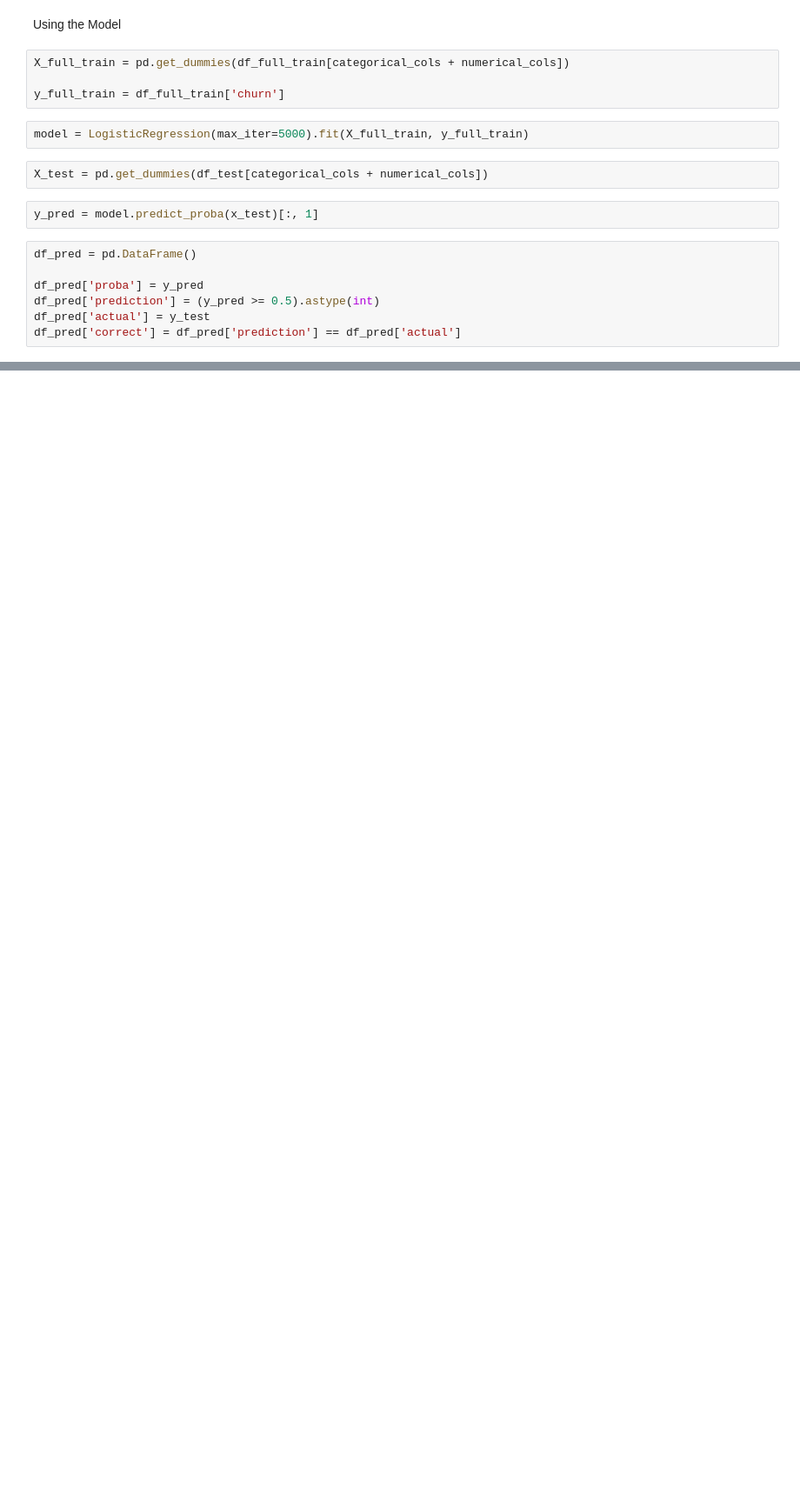
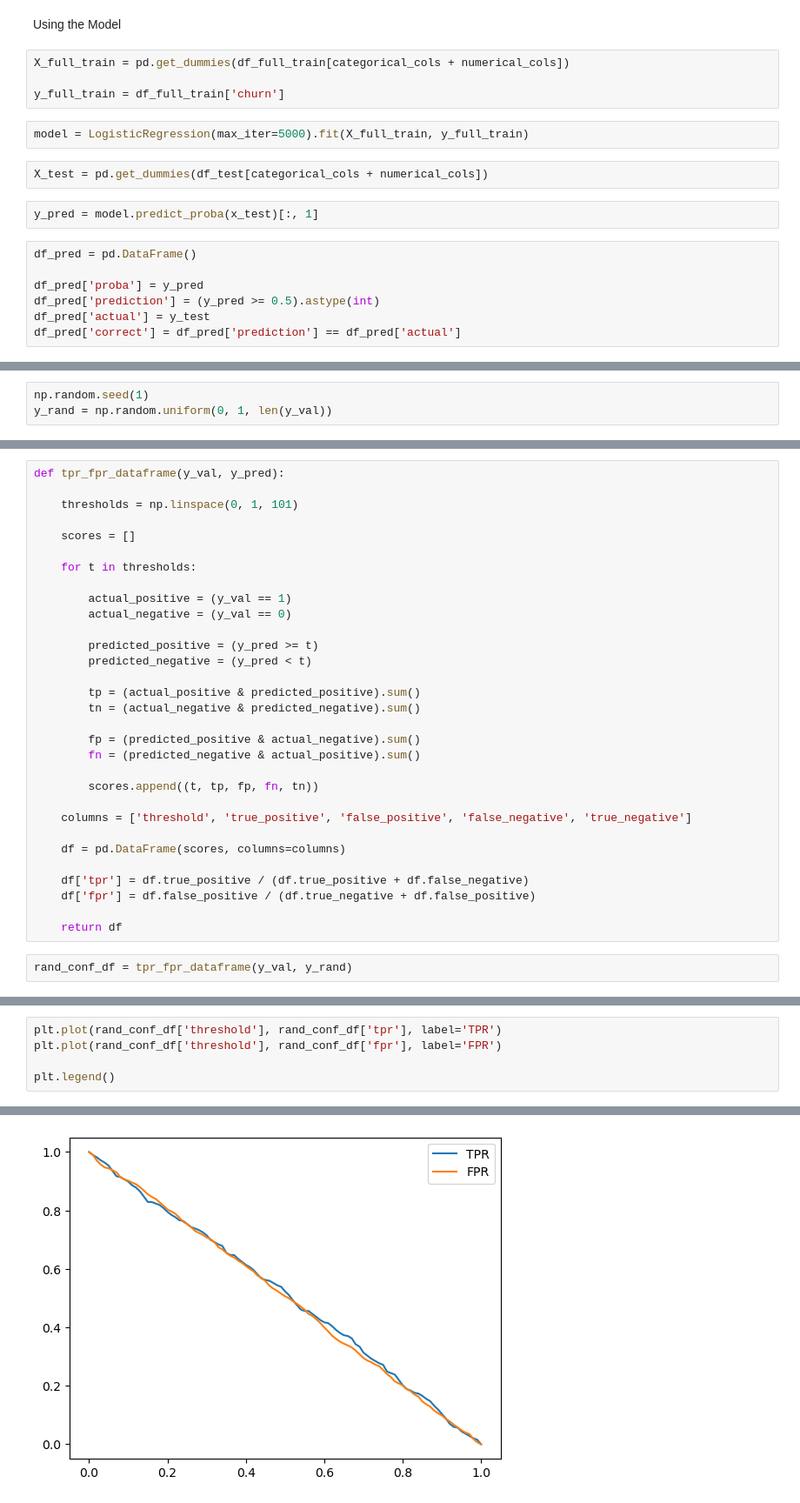
Before and after one commit to ahzi-pav/machine-learning-zoomcamp-2025, a Jupyter notebook: 03-classification/excercie.ipynb, the cells around one changed output, grey strips where cells are left out. Shown at 87% size. Cells and saved outputs as stored; diff of their text form; blank space fills up the shorter version.

```diff
--- a/03-classification/excercie.ipynb
+++ b/03-classification/excercie.ipynb
@@ -559,0 +569,3 @@ np.int64(0)
+# %%
+np.random.seed(1)
+y_rand = np.random.uniform(0, 1, len(y_val))
@@ -559,0 +576,33 @@ np.int64(0)
+# %%
+def tpr_fpr_dataframe(y_val, y_pred):
+
+    thresholds = np.linspace(0, 1, 101)
+
+    scores = []
+
+    for t in thresholds:
+
+        actual_positive = (y_val == 1)
+        actual_negative = (y_val == 0)
+
+        predicted_positive = (y_pred >= t)
+        predicted_negative = (y_pred < t)
+
+        tp = (actual_positive & predicted_positive).sum()
+        tn = (actual_negative & predicted_negative).sum()
+
+        fp = (predicted_positive & actual_negative).sum()
+        fn = (predicted_negative & actual_positive).sum()
+
+        scores.append((t, tp, fp, fn, tn))
+
+    columns = ['threshold', 'true_positive', 'false_positive', 'false_negative', 'true_negative']
+
+    df = pd.DataFrame(scores, columns=columns)
+
+    df['tpr'] = df.true_positive / (df.true_positive + df.false_negative)
+    df['fpr'] = df.false_positive / (df.true_negative + df.false_positive)
+
+    return df
+# %%
+rand_conf_df = tpr_fpr_dataframe(y_val, y_rand)
@@ -559,0 +624,6 @@ np.int64(0)
+# %%
+plt.plot(rand_conf_df['threshold'], rand_conf_df['tpr'], label='TPR')
+plt.plot(rand_conf_df['threshold'], rand_conf_df['fpr'], label='FPR')
+
+plt.legend()
+# %% [output]
@@ -559,0 +631 @@ np.int64(0)
+[figure, added]
```
Also changed, not shown: parts of 96 cells of this notebook, 2 other files.
